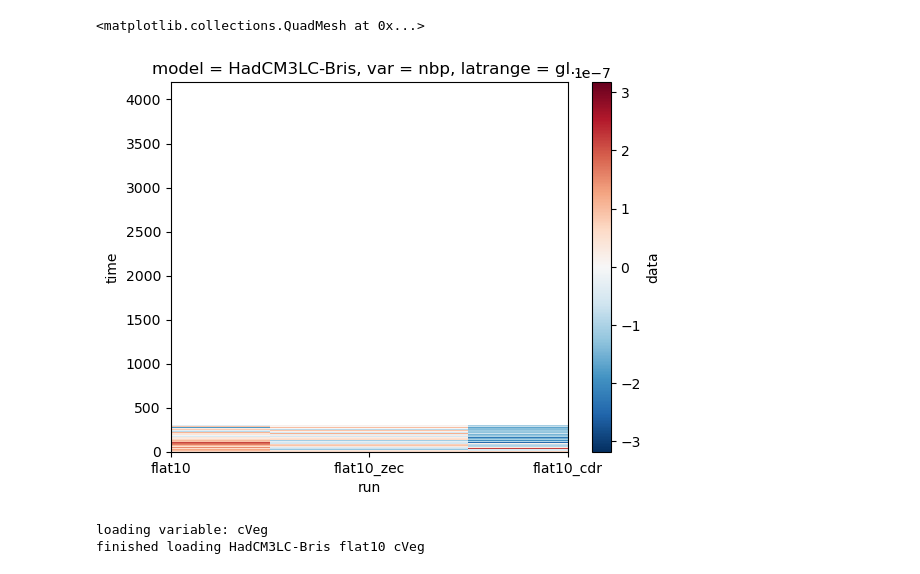
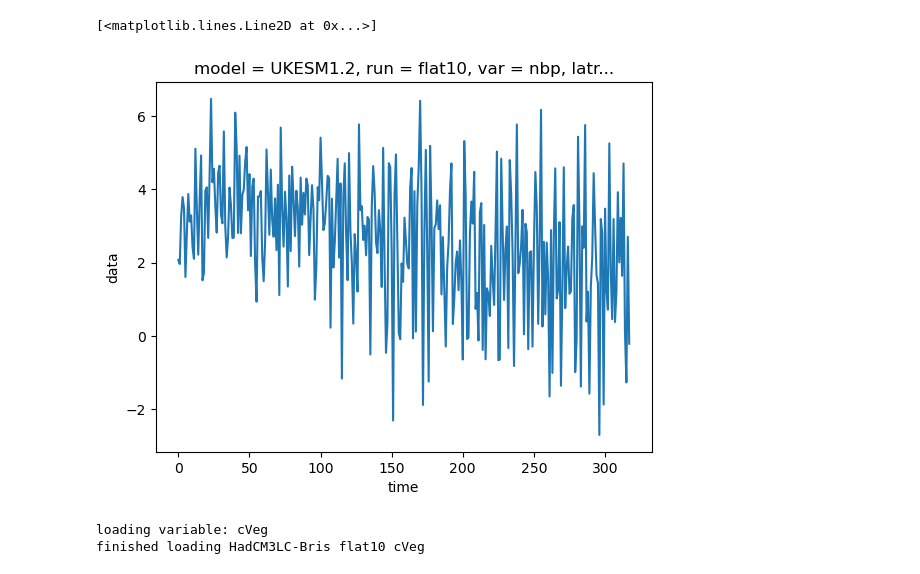
Before and after one commit to aswann/flat10MIP_analysis, a Jupyter notebook: create_metrics_matrix_onemodat_monthly.ipynb, the cells around one changed output. Cells and saved outputs as stored; diff of their text form; code cells hidden in the pictures.

Commit message:
added UKESM1.2 nbp

```diff
--- a/create_metrics_matrix_onemodat_monthly.ipynb
+++ b/create_metrics_matrix_onemodat_monthly.ipynb
@@ -67,8 +67,8 @@ runlist = ['flat10','flat10_zec','flat10_cdr']
 # use a wildcard to capture different ways the folders and runs are named across models
 runlist_wc = ['*lat10','*zec','*cdr']
 
-varlist_load=['cVeg','cSoil','cLitter','nbp','gpp','rh','tas','pr'] #, 'gpp','fgco2', 'ra', 'rh']#, 'npp'] # not working beyond nbp for norESM
-varlist_analyze=['cVeg','cSoil','cTot','cLitter','nbp','gpp','rh','tas','pr']
+varlist_load=['cVeg','cSoil','cLitter','nbp','gpp','rh','tas','pr','npp'] #, 'gpp','fgco2', 'ra', 'rh']#, 'npp'] # not working beyond nbp for norESM
+varlist_analyze=['cVeg','cSoil','cTot','cLitter','nbp','gpp','rh','tas','pr','npp']
 varlist=varlist_load
 unitslist=['kgC m-2','kgC m-2','kgC m-2','kgC m-2 s-1','kgC m-2 s-1','kgC m-2 s-1','K','kg m-2 s-1']
 
@@ -100,7 +100,7 @@ data_dict = load_grid(data_dict,modellist)
 # data_dict=load_flat10(data_dict, modellist, runlist, runlist_wc, varlist)
 
 #-- toggle to analysis lists
-modellist=['HadCM3LC-Bris'] #modellist_orig
+modellist=['UKESM1.2'] #modellist_orig
 varlist=varlist_load
 
 
@@ -377,8 +413,8 @@ Attributes: (0)
 # %%
-ds_C_global["data"].sel(var="nbp",latrange='global').plot()
+ds_C_global["data"].sel(var="nbp",latrange='global',run='flat10').plot()
 # %% [output]
-<matplotlib.collections.QuadMesh at 0x...>
+[<matplotlib.lines.Line2D at 0x...>]
-[figure, old version]
+[figure, new version]
 # %%
 arg=load_one_model_onevar(model, 'flat10', 'cVeg')
 
```
Also changed, not shown: parts of 15 cells of this notebook, 29 other files.
